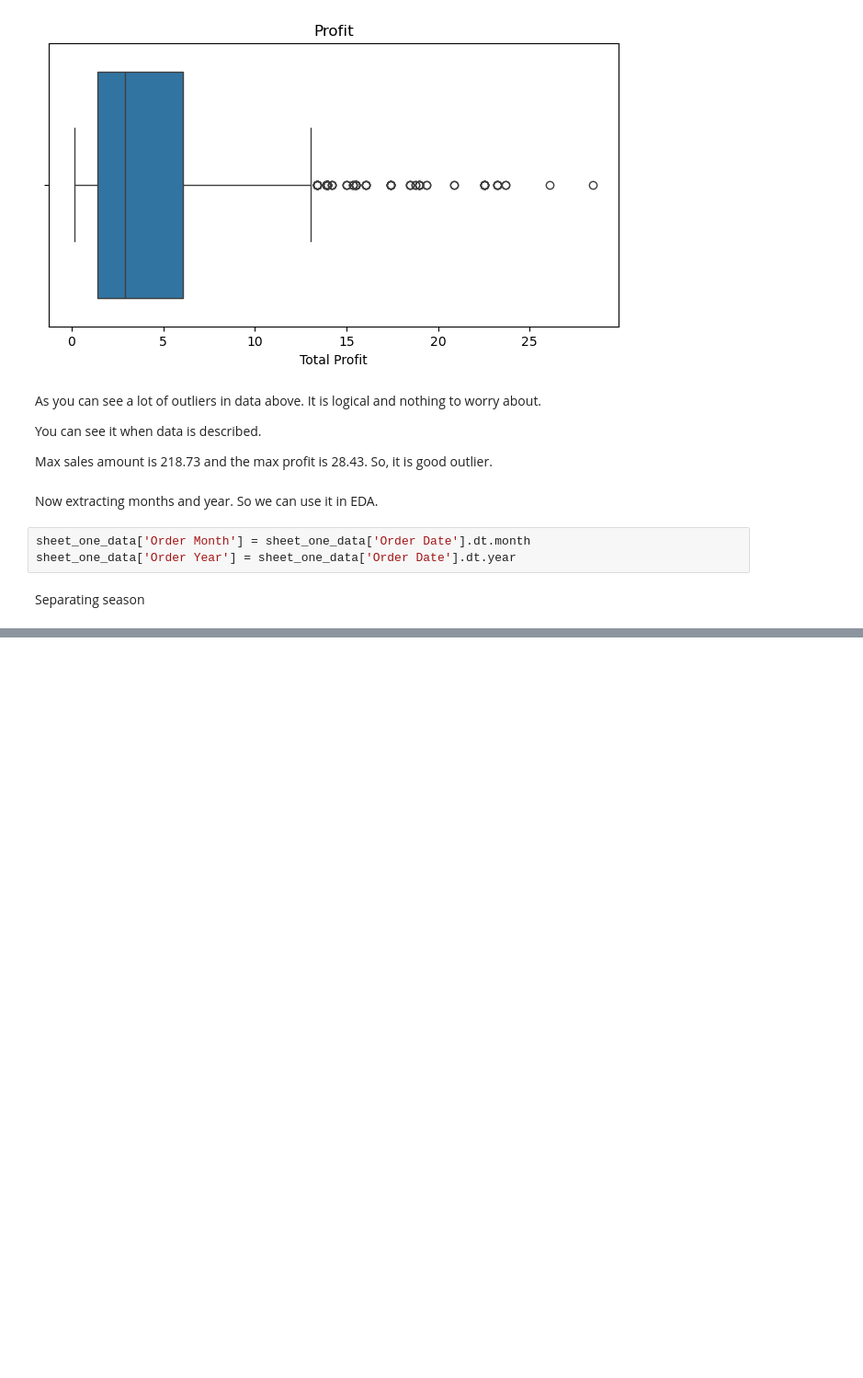
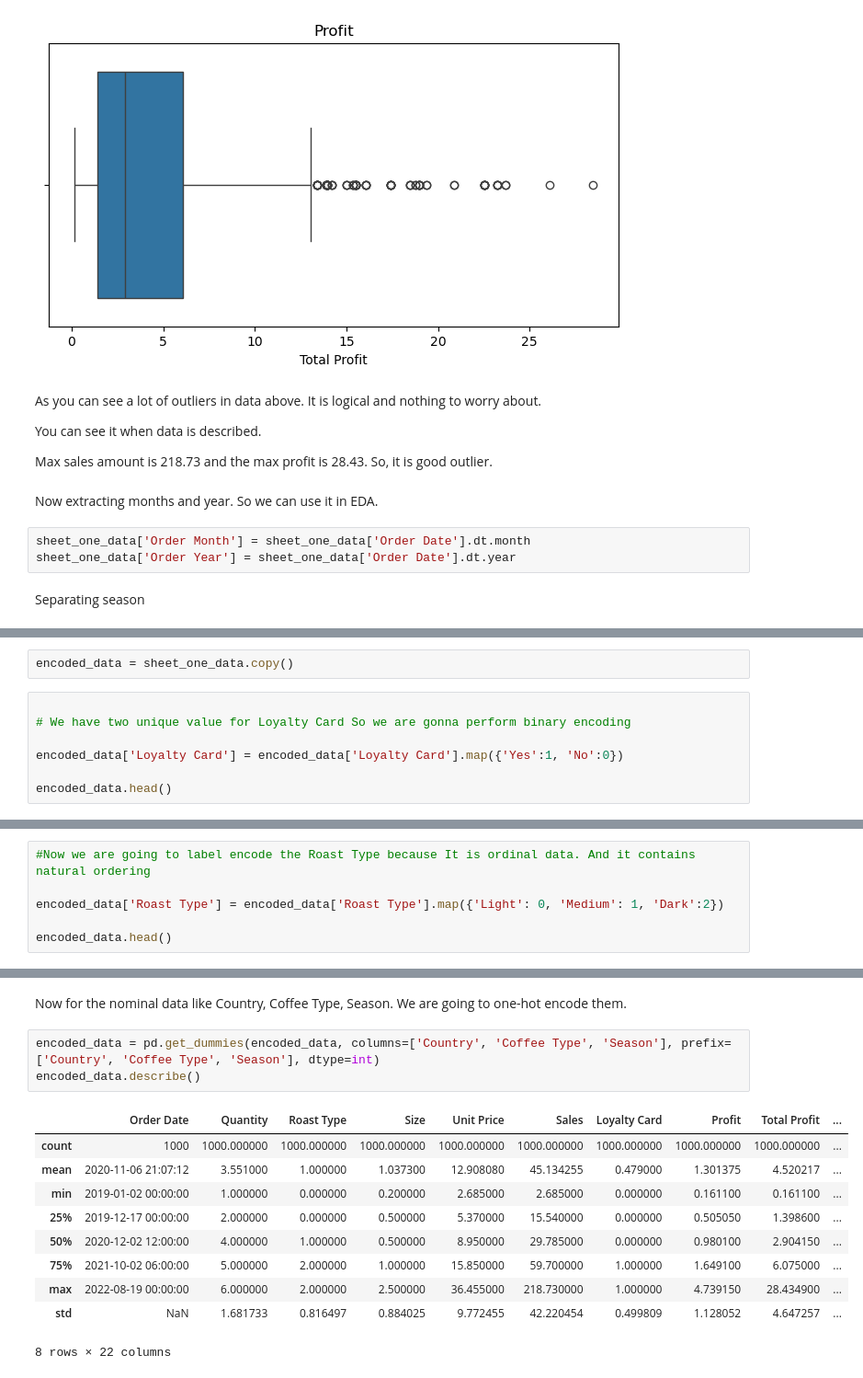
Before and after one commit to Ujjwal-kc/Data-Analysis-Certification-Task, a Jupyter notebook: main.ipynb, the cells around one changed output, grey strips where cells are left out. Shown at 92% size. Saved outputs shown, nothing was run; the diff lists cells and outputs as text; blank space fills up the shorter version.

Commit message:
Data is transformed

```diff
--- a/main.ipynb
+++ b/main.ipynb
@@ -475,0 +478,9 @@ sheet_one_data.head()
+# %%
+encoded_data = sheet_one_data.copy()
+# %%
+
+# We have two unique value for Loyalty Card So we are gonna perform binary encoding
+
+encoded_data['Loyalty Card'] = encoded_data['Loyalty Card'].map({'Yes':1, 'No':0})
+
+encoded_data.head()
@@ -475,0 +494,6 @@ sheet_one_data.head()
+# %%
+#Now we are going to label encode the Roast Type because It is ordinal data. And it contains natural ordering
+
+encoded_data['Roast Type'] = encoded_data['Roast Type'].map({'Light': 0, 'Medium': 1, 'Dark':2})
+
+encoded_data.head()
@@ -475,0 +507,16 @@ sheet_one_data.head()
+# %% [markdown]
+Now for the nominal data like Country, Coffee Type, Season. We are going to one-hot encode them.
+# %%
+encoded_data = pd.get_dummies(encoded_data, columns=['Country', 'Coffee Type', 'Season'], prefix=['Country', 'Coffee Type', 'Season'], dtype=int)
+encoded_data.describe()
+# %% [output]
+|  | Order Date | Quantity | Roast Type | Size | Unit Price | Sales | Loyalty Card | Profit | Total Profit | ... |
+| count | 1000 | 1000.000000 | 1000.000000 | 1000.000000 | 1000.000000 | 1000.000000 | 1000.000000 | 1000.000000 | 1000.000000 | ... |
+| mean | 2020-11-06 21:07:12 | 3.551000 | 1.000000 | 1.037300 | 12.908080 | 45.134255 | 0.479000 | 1.301375 | 4.520217 | ... |
+| min | 2019-01-02 00:00:00 | 1.000000 | 0.000000 | 0.200000 | 2.685000 | 2.685000 | 0.000000 | 0.161100 | 0.161100 | ... |
+| 25% | 2019-12-17 00:00:00 | 2.000000 | 0.000000 | 0.500000 | 5.370000 | 15.540000 | 0.000000 | 0.505050 | 1.398600 | ... |
+| 50% | 2020-12-02 12:00:00 | 4.000000 | 1.000000 | 0.500000 | 8.950000 | 29.785000 | 0.000000 | 0.980100 | 2.904150 | ... |
+| 75% | 2021-10-02 06:00:00 | 5.000000 | 2.000000 | 1.000000 | 15.850000 | 59.700000 | 1.000000 | 1.649100 | 6.075000 | ... |
+| max | 2022-08-19 00:00:00 | 6.000000 | 2.000000 | 2.500000 | 36.455000 | 218.730000 | 1.000000 | 4.739150 | 28.434900 | ... |
+| std | NaN | 1.681733 | 0.816497 | 0.884025 | 9.772455 | 42.220454 | 0.499809 | 1.128052 | 4.647257 | ... |
+8 rows × 22 columns
```
Also changed, not shown: parts of 7 cells of this notebook.
